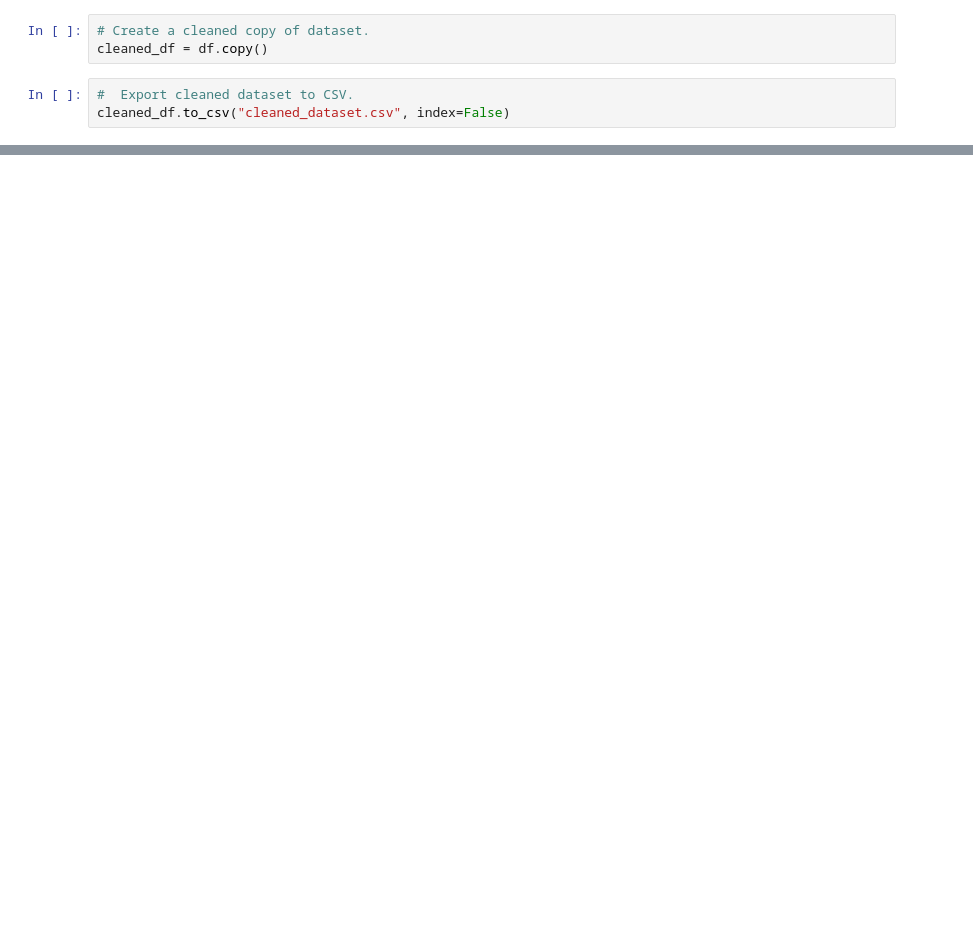
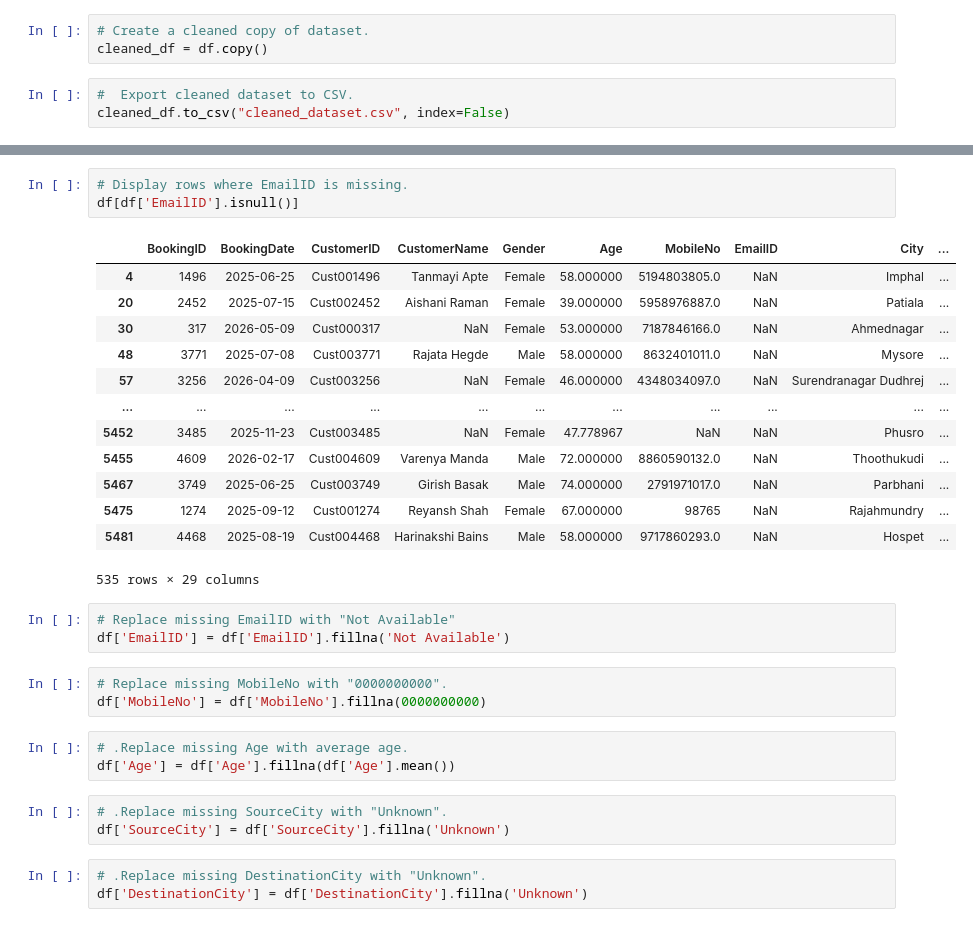
Before and after one commit to YUGPATEL7/data-science-journey, a Jupyter notebook: Data_Science/03_Bacis_modules_for_ML/01_Flight_Booking_Advanced_Analysis.ipynb, the cells around one changed output, grey strips where cells are left out. Saved outputs shown, nothing was run; the diff lists cells and outputs as text; blank space fills up the shorter version.

```diff
--- a/Data_Science/03_Bacis_modules_for_ML/01_Flight_Booking_Advanced_Analysis.ipynb
+++ b/Data_Science/03_Bacis_modules_for_ML/01_Flight_Booking_Advanced_Analysis.ipynb
@@ -432,0 +403,32 @@ Missing After: 5969
+# %%
+# Display rows where EmailID is missing.
+df[df['EmailID'].isnull()]
+# %% [output]
+|  | BookingID | BookingDate | CustomerID | CustomerName | Gender | Age | MobileNo | EmailID | City | ... |
+| 4 | 1496 | 2025-06-25 | Cust001496 | Tanmayi Apte | Female | 58.000000 | 5194803805.0 | NaN | Imphal | ... |
+| 20 | 2452 | 2025-07-15 | Cust002452 | Aishani Raman | Female | 39.000000 | 5958976887.0 | NaN | Patiala | ... |
+| 30 | 317 | 2026-05-09 | Cust000317 | NaN | Female | 53.000000 | 7187846166.0 | NaN | Ahmednagar | ... |
+| 48 | 3771 | 2025-07-08 | Cust003771 | Rajata Hegde | Male | 58.000000 | 8632401011.0 | NaN | Mysore | ... |
+| 57 | 3256 | 2026-04-09 | Cust003256 | NaN | Female | 46.000000 | 4348034097.0 | NaN | Surendranagar Dudhrej | ... |
+| ... | ... | ... | ... | ... | ... | ... | ... | ... | ... | ... |
+| 5452 | 3485 | 2025-11-23 | Cust003485 | NaN | Female | 47.778967 | NaN | NaN | Phusro | ... |
+| 5455 | 4609 | 2026-02-17 | Cust004609 | Varenya Manda | Male | 72.000000 | 8860590132.0 | NaN | Thoothukudi | ... |
+| 5467 | 3749 | 2025-06-25 | Cust003749 | Girish Basak | Male | 74.000000 | 2791971017.0 | NaN | Parbhani | ... |
+| 5475 | 1274 | 2025-09-12 | Cust001274 | Reyansh Shah | Female | 67.000000 | 98765 | NaN | Rajahmundry | ... |
+| 5481 | 4468 | 2025-08-19 | Cust004468 | Harinakshi Bains | Male | 58.000000 | 9717860293.0 | NaN | Hospet | ... |
+535 rows × 29 columns
+# %%
+# Replace missing EmailID with "Not Available"
+df['EmailID'] = df['EmailID'].fillna('Not Available')
+# %%
+# Replace missing MobileNo with "0000000000".
+df['MobileNo'] = df['MobileNo'].fillna(0000000000)
+# %%
+# .Replace missing Age with average age.
+df['Age'] = df['Age'].fillna(df['Age'].mean())
+# %%
+# .Replace missing SourceCity with "Unknown".
+df['SourceCity'] = df['SourceCity'].fillna('Unknown')
+# %%
+# .Replace missing DestinationCity with "Unknown".
+df['DestinationCity'] = df['DestinationCity'].fillna('Unknown')
```
Also changed, not shown: parts of 16 cells of this notebook, 2 other files.
